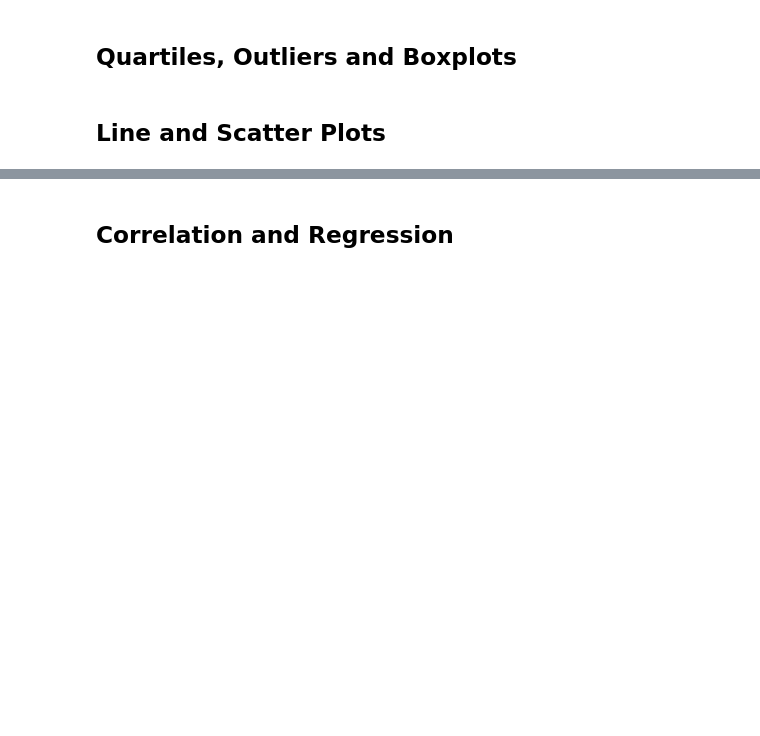
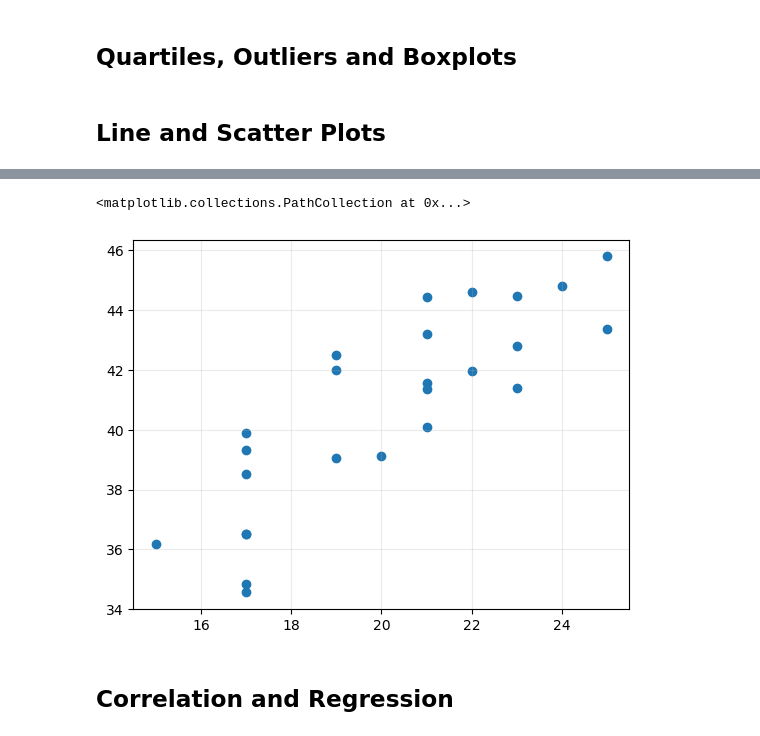
Before and after one commit to StanJohn04/Module-5-Challenge, a Jupyter notebook: Pymaceuticals/Pymaceuticals.ipynb, the cells around one changed output, grey strips where cells are left out. Saved outputs shown, nothing was run; the diff lists cells and outputs as text; code cells hidden in the pictures; blank space fills up the shorter version.

```diff
--- a/Pymaceuticals/Pymaceuticals.ipynb
+++ b/Pymaceuticals/Pymaceuticals.ipynb
@@ -175,2 +192,8 @@ plt.show()
+# %%
+plt.grid(alpha = 0.25)
+plt.scatter(Capo_group.groupby('Mouse ID').mean()['Weight (g)'], Capo_group.groupby('Mouse ID').mean()['Tumor Volume (mm3)'])
+# %% [output]
+<matplotlib.collections.PathCollection at 0x...>
+[figure, added]
 # %% [markdown]
 ## Correlation and Regression
```
Also changed, not shown: parts of 1 cell of this notebook.
